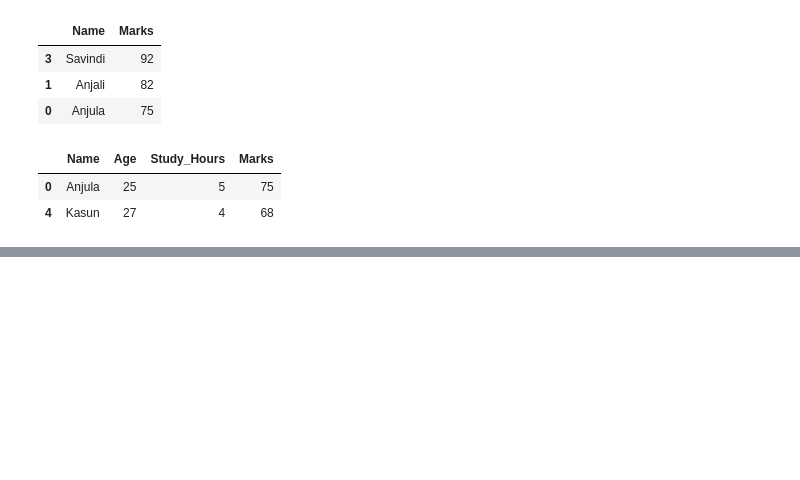
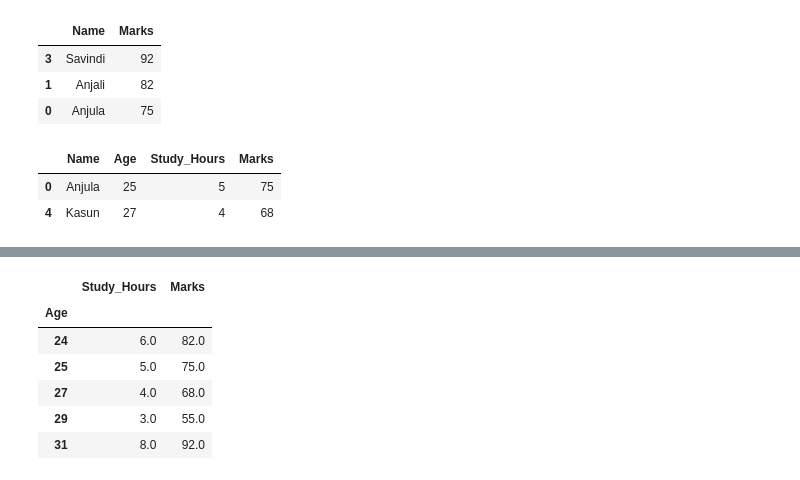
Before and after one commit to Anjula2001/study-research-agent, a Jupyter notebook: 04-Data-Analysis/data_analysis.ipynb, the cells around one changed output, grey strips where cells are left out. Drawn from its saved outputs; the diff is of its cells as text; code cells hidden in the pictures; blank space fills up the shorter version.

```diff
--- a/04-Data-Analysis/data_analysis.ipynb
+++ b/04-Data-Analysis/data_analysis.ipynb
@@ -240,0 +270,10 @@ df[df["Name"].isin(["Anjula", "Kasun"])]
+# %%
+df.groupby("Age")[["Study_Hours", "Marks"]].mean()
+# %% [output]
+|  | Study_Hours | Marks |
+| Age |  |  |
+| 24 | 6.0 | 82.0 |
+| 25 | 5.0 | 75.0 |
+| 27 | 4.0 | 68.0 |
+| 29 | 3.0 | 55.0 |
+| 31 | 8.0 | 92.0 |
```
Also changed, not shown: parts of 7 cells of this notebook.
